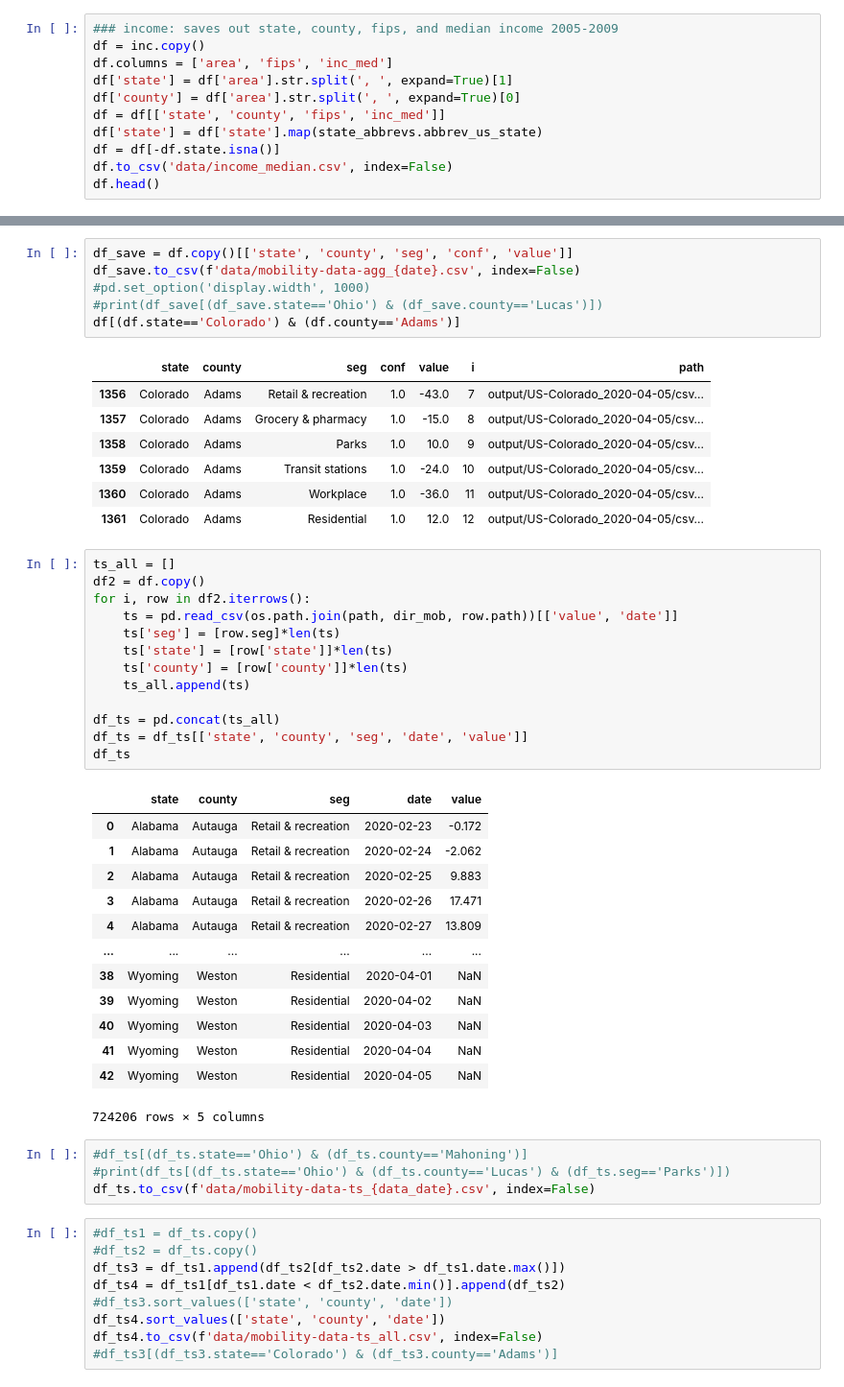
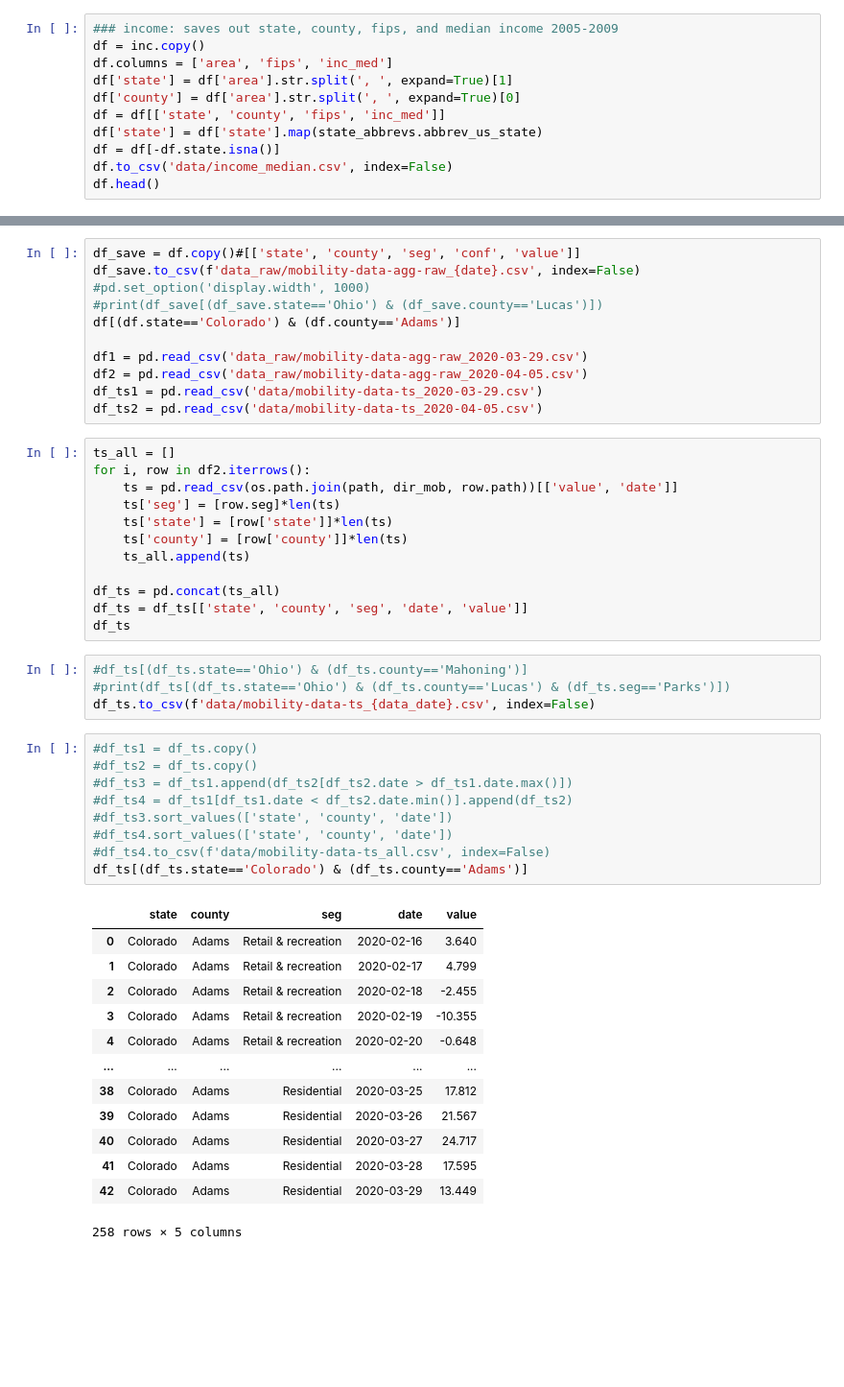
Before and after one commit to jwhendy/covid19, a Jupyter notebook: data_processing.ipynb, the cells around one changed output, grey strips where cells are left out. Shown at 96% size. Saved outputs shown, nothing was run; the diff lists cells and outputs as text; blank space fills up the shorter version.

```diff
--- a/data_processing.ipynb
+++ b/data_processing.ipynb
@@ -177,20 +177,16 @@ df.head()
 # %%
-df_save = df.copy()[['state', 'county', 'seg', 'conf', 'value']]
-df_save.to_csv(f'data/mobility-data-agg_{date}.csv', index=False)
+df_save = df.copy()#[['state', 'county', 'seg', 'conf', 'value']]
+df_save.to_csv(f'data_raw/mobility-data-agg-raw_{date}.csv', index=False)
 #pd.set_option('display.width', 1000)
 #print(df_save[(df_save.state=='Ohio') & (df_save.county=='Lucas')])
 df[(df.state=='Colorado') & (df.county=='Adams')]
+
+df1 = pd.read_csv('data_raw/mobility-data-agg-raw_2020-03-29.csv')
+df2 = pd.read_csv('data_raw/mobility-data-agg-raw_2020-04-05.csv')
+df_ts1 = pd.read_csv('data/mobility-data-ts_2020-03-29.csv')
+df_ts2 = pd.read_csv('data/mobility-data-ts_2020-04-05.csv')
-# %% [output]
-|  | state | county | seg | conf | value | i | path |
-| 1356 | Colorado | Adams | Retail & recreation | 1.0 | -43.0 | 7 | output/US-Colorado_2020-04-05/csv... |
-| 1357 | Colorado | Adams | Grocery & pharmacy | 1.0 | -15.0 | 8 | output/US-Colorado_2020-04-05/csv... |
-| 1358 | Colorado | Adams | Parks | 1.0 | 10.0 | 9 | output/US-Colorado_2020-04-05/csv... |
-| 1359 | Colorado | Adams | Transit stations | 1.0 | -24.0 | 10 | output/US-Colorado_2020-04-05/csv... |
-| 1360 | Colorado | Adams | Workplace | 1.0 | -36.0 | 11 | output/US-Colorado_2020-04-05/csv... |
-| 1361 | Colorado | Adams | Residential | 1.0 | 12.0 | 12 | output/US-Colorado_2020-04-05/csv... |
 # %%
 ts_all = []
-df2 = df.copy()
 for i, row in df2.iterrows():
     ts = pd.read_csv(os.path.join(path, dir_mob, row.path))[['value', 'date']]
     ts['seg'] = [row.seg]*len(ts)
@@ -201,20 +197,6 @@ for i, row in df2.iterrows():
 df_ts = pd.concat(ts_all)
 df_ts = df_ts[['state', 'county', 'seg', 'date', 'value']]
 df_ts
-# %% [output]
-|  | state | county | seg | date | value |
-| 0 | Alabama | Autauga | Retail & recreation | 2020-02-23 | -0.172 |
-| 1 | Alabama | Autauga | Retail & recreation | 2020-02-24 | -2.062 |
-| 2 | Alabama | Autauga | Retail & recreation | 2020-02-25 | 9.883 |
-| 3 | Alabama | Autauga | Retail & recreation | 2020-02-26 | 17.471 |
-| 4 | Alabama | Autauga | Retail & recreation | 2020-02-27 | 13.809 |
-| ... | ... | ... | ... | ... | ... |
-| 38 | Wyoming | Weston | Residential | 2020-04-01 | NaN |
-| 39 | Wyoming | Weston | Residential | 2020-04-02 | NaN |
-| 40 | Wyoming | Weston | Residential | 2020-04-03 | NaN |
-| 41 | Wyoming | Weston | Residential | 2020-04-04 | NaN |
-| 42 | Wyoming | Weston | Residential | 2020-04-05 | NaN |
-724206 rows × 5 columns
 # %%
 #df_ts[(df_ts.state=='Ohio') & (df_ts.county=='Mahoning')]
 #print(df_ts[(df_ts.state=='Ohio') & (df_ts.county=='Lucas') & (df_ts.seg=='Parks')])
@@ -222,9 +204,23 @@ df_ts.to_csv(f'data/mobility-data-ts_{data_date}.csv', index=False)
 # %%
 #df_ts1 = df_ts.copy()
 #df_ts2 = df_ts.copy()
-df_ts3 = df_ts1.append(df_ts2[df_ts2.date > df_ts1.date.max()])
-df_ts4 = df_ts1[df_ts1.date < df_ts2.date.min()].append(df_ts2)
+#df_ts3 = df_ts1.append(df_ts2[df_ts2.date > df_ts1.date.max()])
+#df_ts4 = df_ts1[df_ts1.date < df_ts2.date.min()].append(df_ts2)
 #df_ts3.sort_values(['state', 'county', 'date'])
-df_ts4.sort_values(['state', 'county', 'date'])
-df_ts4.to_csv(f'data/mobility-data-ts_all.csv', index=False)
-#df_ts3[(df_ts3.state=='Colorado') & (df_ts3.county=='Adams')]
+#df_ts4.sort_values(['state', 'county', 'date'])
+#df_ts4.to_csv(f'data/mobility-data-ts_all.csv', index=False)
+df_ts[(df_ts.state=='Colorado') & (df_ts.county=='Adams')]
+# %% [output]
+|  | state | county | seg | date | value |
+| 0 | Colorado | Adams | Retail & recreation | 2020-02-16 | 3.640 |
+| 1 | Colorado | Adams | Retail & recreation | 2020-02-17 | 4.799 |
+| 2 | Colorado | Adams | Retail & recreation | 2020-02-18 | -2.455 |
+| 3 | Colorado | Adams | Retail & recreation | 2020-02-19 | -10.355 |
+| 4 | Colorado | Adams | Retail & recreation | 2020-02-20 | -0.648 |
+| ... | ... | ... | ... | ... | ... |
+| 38 | Colorado | Adams | Residential | 2020-03-25 | 17.812 |
+| 39 | Colorado | Adams | Residential | 2020-03-26 | 21.567 |
+| 40 | Colorado | Adams | Residential | 2020-03-27 | 24.717 |
+| 41 | Colorado | Adams | Residential | 2020-03-28 | 17.595 |
+| 42 | Colorado | Adams | Residential | 2020-03-29 | 13.449 |
+258 rows × 5 columns
```
Also changed, not shown: parts of 11 cells of this notebook, 2 other files.
